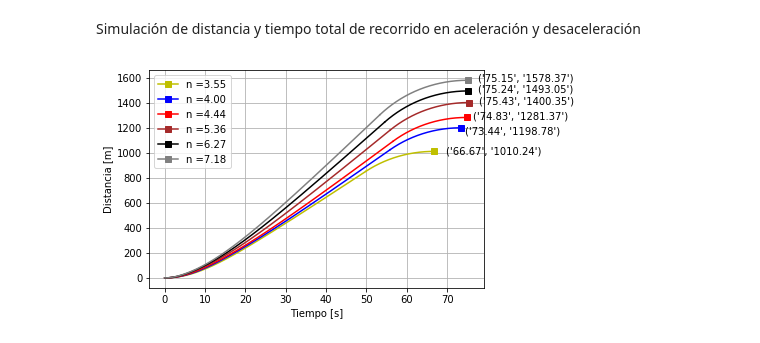
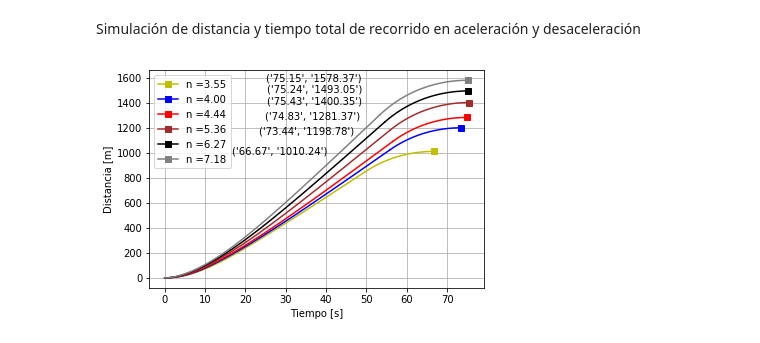
Before and after one commit to nvalencia/-Herramientas-Computacionales-IMEC3602, a Jupyter notebook: Taller_2/201425625_Taller2.ipynb, the cells around one changed output. Saved outputs shown, nothing was run; the diff lists cells and outputs as text; code cells hidden in the pictures.

```diff
--- a/Taller_2/201425625_Taller2.ipynb
+++ b/Taller_2/201425625_Taller2.ipynb
@@ -779,27 +779,27 @@ Simulación de distancia y tiempo total de recorrido en aceleración y desaceler
 # %%
 plt.plot(t_inicio1,p_inicio1,'-y')
 plt.plot(t_inicio2,p_inicio2,'-b')
 plt.plot(t_inicio3,p_inicio3,'-r')
 plt.plot(t_inicio4,p_inicio4,color='brown')
 plt.plot(t_inicio5,p_inicio5,'-k')
 plt.plot(t_inicio6,p_inicio6,color='grey')
 plt.plot(t_frenado1,p_frenado1,'-ys', label = 'n =' + '%.2f' % n1,markevery=[-1])
 plt.plot(t_frenado2,p_frenado2,'-bs',label = 'n =' + '%.2f' % n2,markevery=[-1])
 plt.plot(t_frenado3,p_frenado3,'-rs',label = 'n =' + '%.2f' % n3,markevery=[-1])
 plt.plot(t_frenado4,p_frenado4,color='brown',marker='s',label = 'n =' + '%.2f' % n4,markevery=[-1])
 plt.plot(t_frenado5,p_frenado5,'-ks',label = 'n =' + '%.2f' % n5,markevery=[-1])
 plt.plot(t_frenado6,p_frenado6,color='grey',marker='s',label = 'n =' + '%.2f' % n6,markevery=[-1])
-plt.annotate(("%.2f" % t_frenado1[-1],"%.2f" % p_frenado1[-1]), xy = (t_frenado1[-1]+3, p_frenado1[-1]-20))
-plt.annotate(("%.2f" % t_frenado2[-1],"%.2f" % p_frenado2[-1]), xy = (t_frenado2[-1]+1, p_frenado2[-1]-50))
-plt.annotate(("%.2f" % t_frenado3[-1],"%.2f" % p_frenado3[-1]), xy = (t_frenado3[-1]+1.5, p_frenado3[-1]-15))
-plt.annotate(("%.2f" % t_frenado4[-1],"%.2f" % p_frenado4[-1]), xy = (t_frenado4[-1]+2.5, p_frenado4[-1]-10))
-plt.annotate(("%.2f" % t_frenado5[-1],"%.2f" % p_frenado5[-1]), xy = (t_frenado5[-1]+2.5, p_frenado5[-1]-10))
-plt.annotate(("%.2f" % t_frenado6[-1],"%.2f" % p_frenado6[-1]), xy = (t_frenado6[-1]+2.5, p_frenado6[-1]-10))
+plt.annotate(("%.2f" % t_frenado1[-1],"%.2f" % p_frenado1[-1]), xy = (t_frenado1[-1]-50, p_frenado1[-1]-20))
+plt.annotate(("%.2f" % t_frenado2[-1],"%.2f" % p_frenado2[-1]), xy = (t_frenado2[-1]-50, p_frenado2[-1]-50))
+plt.annotate(("%.2f" % t_frenado3[-1],"%.2f" % p_frenado3[-1]), xy = (t_frenado3[-1]-50, p_frenado3[-1]-15))
+plt.annotate(("%.2f" % t_frenado4[-1],"%.2f" % p_frenado4[-1]), xy = (t_frenado4[-1]-50, p_frenado4[-1]-10))
+plt.annotate(("%.2f" % t_frenado5[-1],"%.2f" % p_frenado5[-1]), xy = (t_frenado5[-1]-50, p_frenado5[-1]-10))
+plt.annotate(("%.2f" % t_frenado6[-1],"%.2f" % p_frenado6[-1]), xy = (t_frenado6[-1]-50, p_frenado6[-1]-10))
 plt.legend(loc='best')
 xlabel('Tiempo [s]')
 ylabel('Distancia [m]')
-pylab.savefig(os.path.join(output_dir,'SimulacionPosicion_relacion_.png'), dpi=120)
+pylab.savefig(os.path.join(output_dir,'SimulacionPosicion_relacion_.png'), dpi=700)
 plt.grid()
 plt.show()
 # %% [output]
-[figure, old version]
+[figure, new version]
```
Also changed, not shown: 1 other file.
